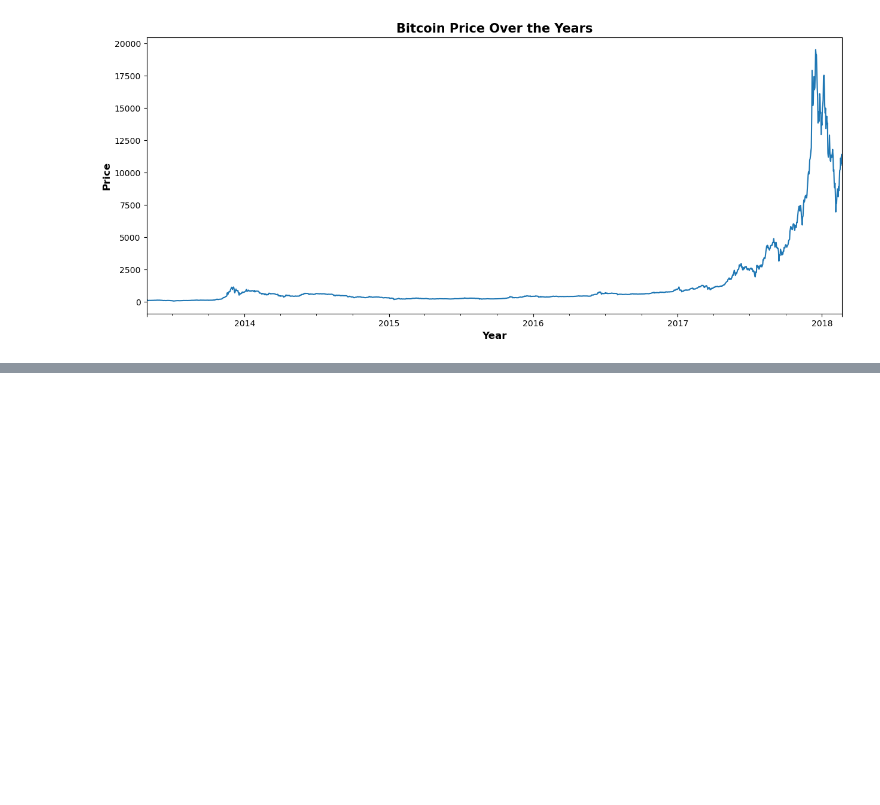
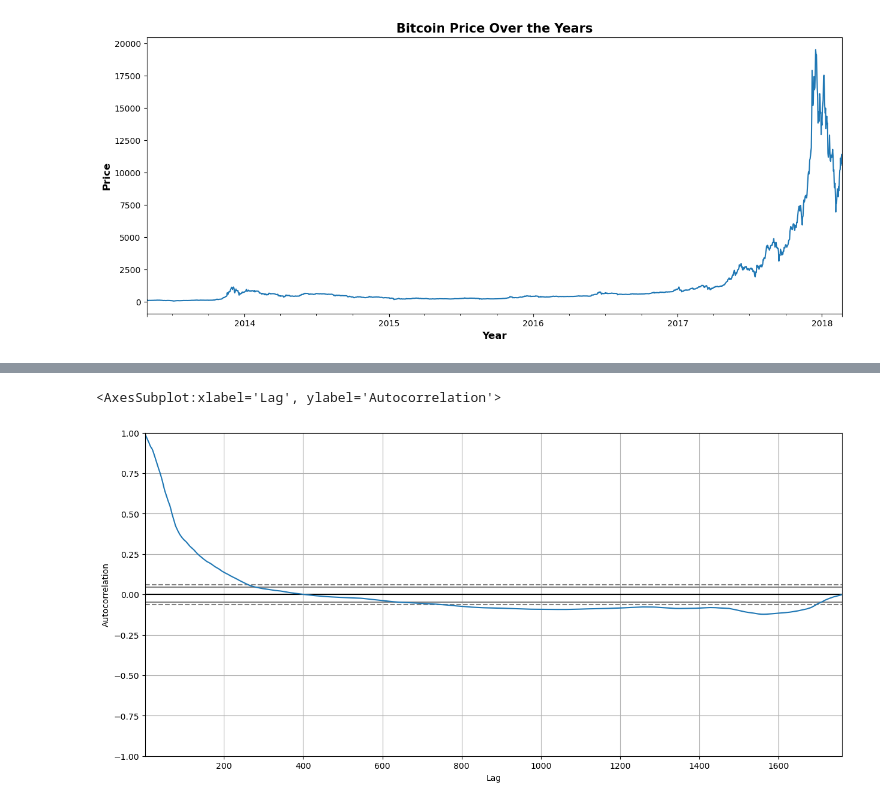
Before and after one commit to alliajagbe/crypto-prediction, a Jupyter notebook: crypto.ipynb, the cells around one changed output, grey strips where cells are left out. Cells and saved outputs as stored; diff of their text form; code cells hidden in the pictures; blank space fills up the shorter version.

```diff
--- a/crypto.ipynb
+++ b/crypto.ipynb
@@ -57,0 +84,5 @@ plt.show()
+# %%
+pd.plotting.autocorrelation_plot(btc['close'])
+# %% [output]
+<AxesSubplot:xlabel='Lag', ylabel='Autocorrelation'>
+[figure, added]
```
Also changed, not shown: parts of 3 cells of this notebook.
